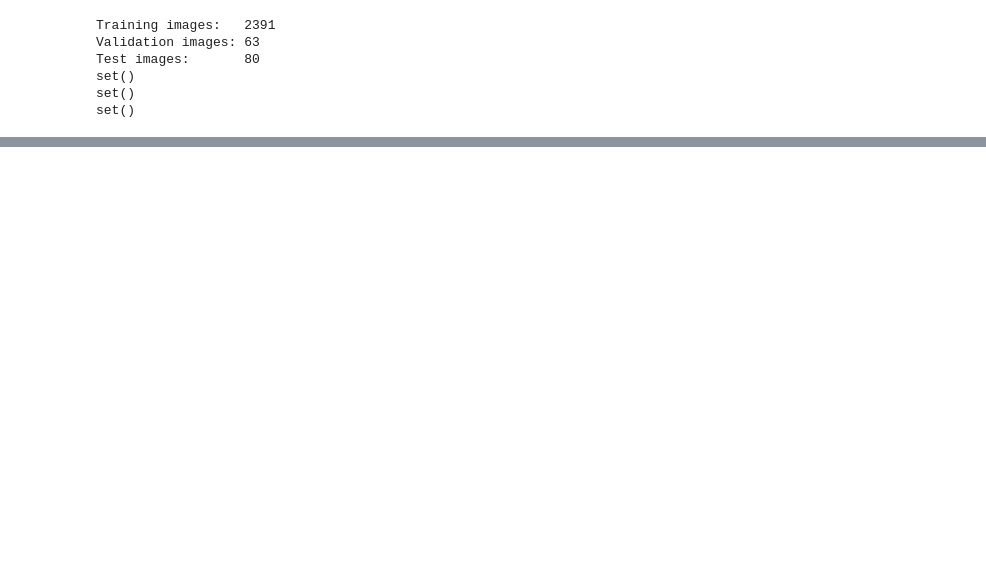
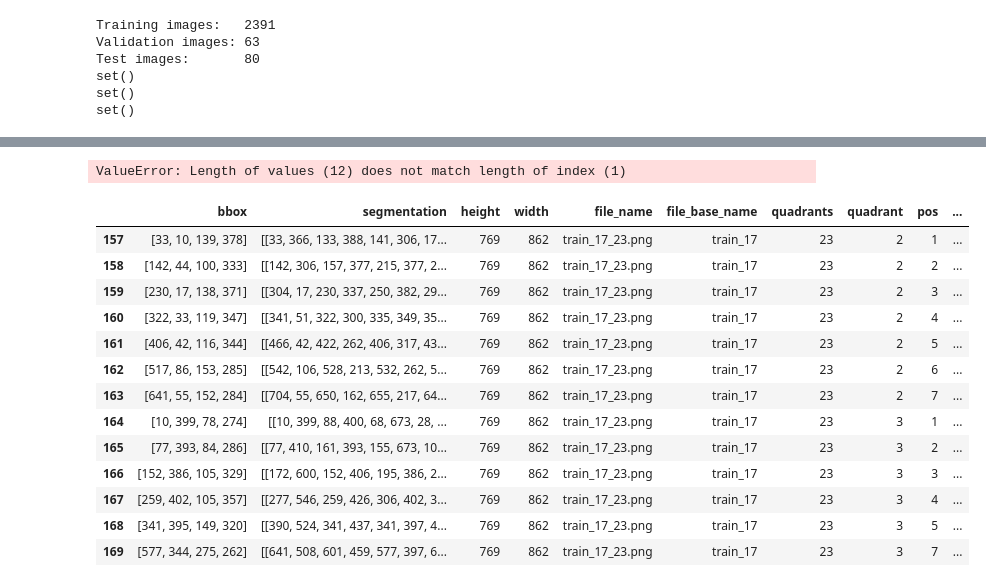
Before and after one commit to awerdich/computervision, a Jupyter notebook: notebooks/detection/06_datasplit.ipynb, the cells around one changed output, grey strips where cells are left out. Saved outputs shown, nothing was run; the diff lists cells and outputs as text; code cells hidden in the pictures; blank space fills up the shorter version.

```diff
--- a/notebooks/detection/06_datasplit.ipynb
+++ b/notebooks/detection/06_datasplit.ipynb
@@ -177,0 +320,26 @@ set()
+# %%
+keep_cols = ['file_base_name', 'quadrants']
+df_file[keep_cols].\
+    drop_duplicates().\
+    assign(bbox=transformed_box_list,
+           quadrant=transformed_quadrant_list,
+           ada=transformed_position_list)
+# %% [output]
+ValueError: Length of values (12) does not match length of index (1)
+# %%
+df_file
+# %% [output]
+|  | bbox | segmentation | height | width | file_name | file_base_name | quadrants | quadrant | pos | ... |
+| 157 | [33, 10, 139, 378] | [[33, 366, 133, 388, 141, 306, 17... | 769 | 862 | train_17_23.png | train_17 | 23 | 2 | 1 | ... |
+| 158 | [142, 44, 100, 333] | [[142, 306, 157, 377, 215, 377, 2... | 769 | 862 | train_17_23.png | train_17 | 23 | 2 | 2 | ... |
+| 159 | [230, 17, 138, 371] | [[304, 17, 230, 337, 250, 382, 29... | 769 | 862 | train_17_23.png | train_17 | 23 | 2 | 3 | ... |
+| 160 | [322, 33, 119, 347] | [[341, 51, 322, 300, 335, 349, 35... | 769 | 862 | train_17_23.png | train_17 | 23 | 2 | 4 | ... |
+| 161 | [406, 42, 116, 344] | [[466, 42, 422, 262, 406, 317, 43... | 769 | 862 | train_17_23.png | train_17 | 23 | 2 | 5 | ... |
+| 162 | [517, 86, 153, 285] | [[542, 106, 528, 213, 532, 262, 5... | 769 | 862 | train_17_23.png | train_17 | 23 | 2 | 6 | ... |
+| 163 | [641, 55, 152, 284] | [[704, 55, 650, 162, 655, 217, 64... | 769 | 862 | train_17_23.png | train_17 | 23 | 2 | 7 | ... |
+| 164 | [10, 399, 78, 274] | [[10, 399, 88, 400, 68, 673, 28, ... | 769 | 862 | train_17_23.png | train_17 | 23 | 3 | 1 | ... |
+| 165 | [77, 393, 84, 286] | [[77, 410, 161, 393, 155, 673, 10... | 769 | 862 | train_17_23.png | train_17 | 23 | 3 | 2 | ... |
+| 166 | [152, 386, 105, 329] | [[172, 600, 152, 406, 195, 386, 2... | 769 | 862 | train_17_23.png | train_17 | 23 | 3 | 3 | ... |
+| 167 | [259, 402, 105, 357] | [[277, 546, 259, 426, 306, 402, 3... | 769 | 862 | train_17_23.png | train_17 | 23 | 3 | 4 | ... |
+| 168 | [341, 395, 149, 320] | [[390, 524, 341, 437, 341, 397, 4... | 769 | 862 | train_17_23.png | train_17 | 23 | 3 | 5 | ... |
+| 169 | [577, 344, 275, 262] | [[641, 508, 601, 459, 577, 397, 6... | 769 | 862 | train_17_23.png | train_17 | 23 | 3 | 7 | ... |
```
Also changed, not shown: parts of 14 cells of this notebook, 5 other files.
